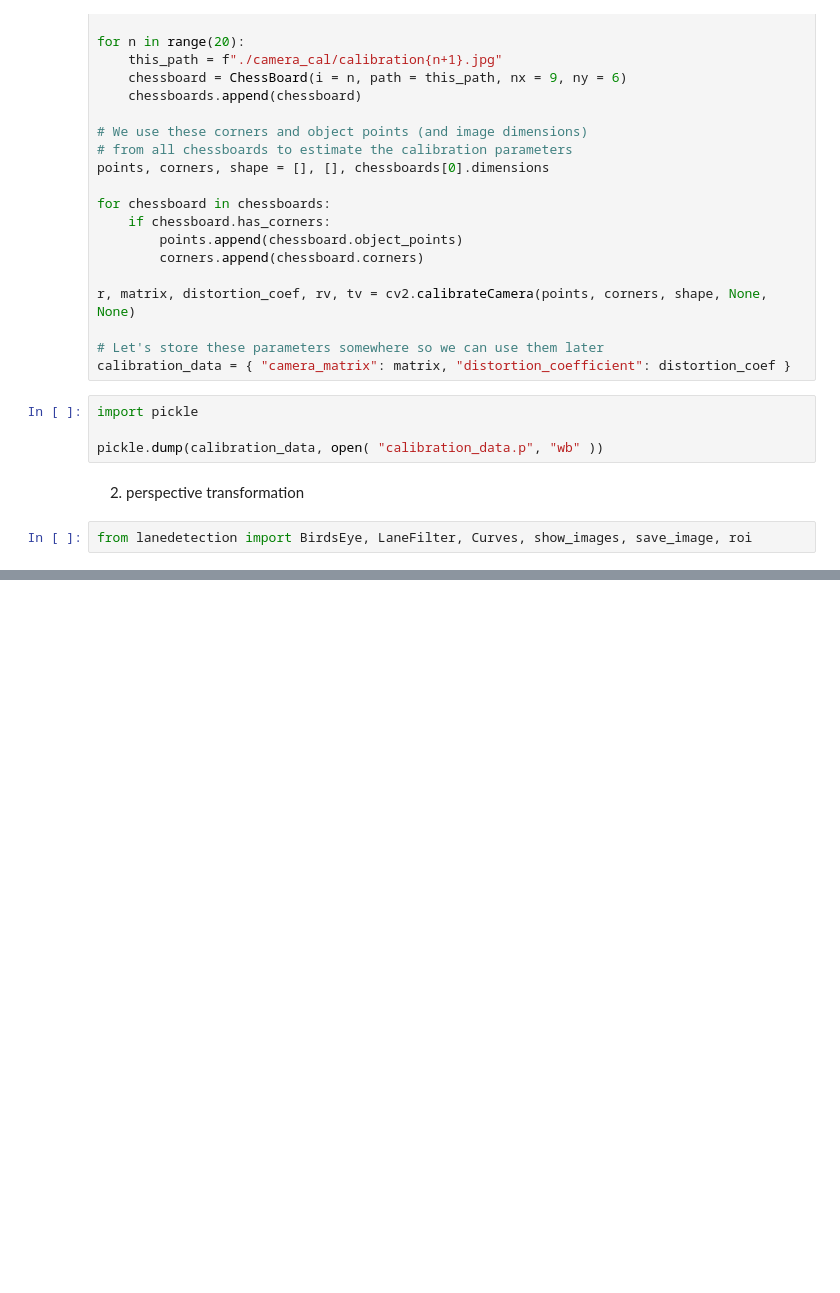
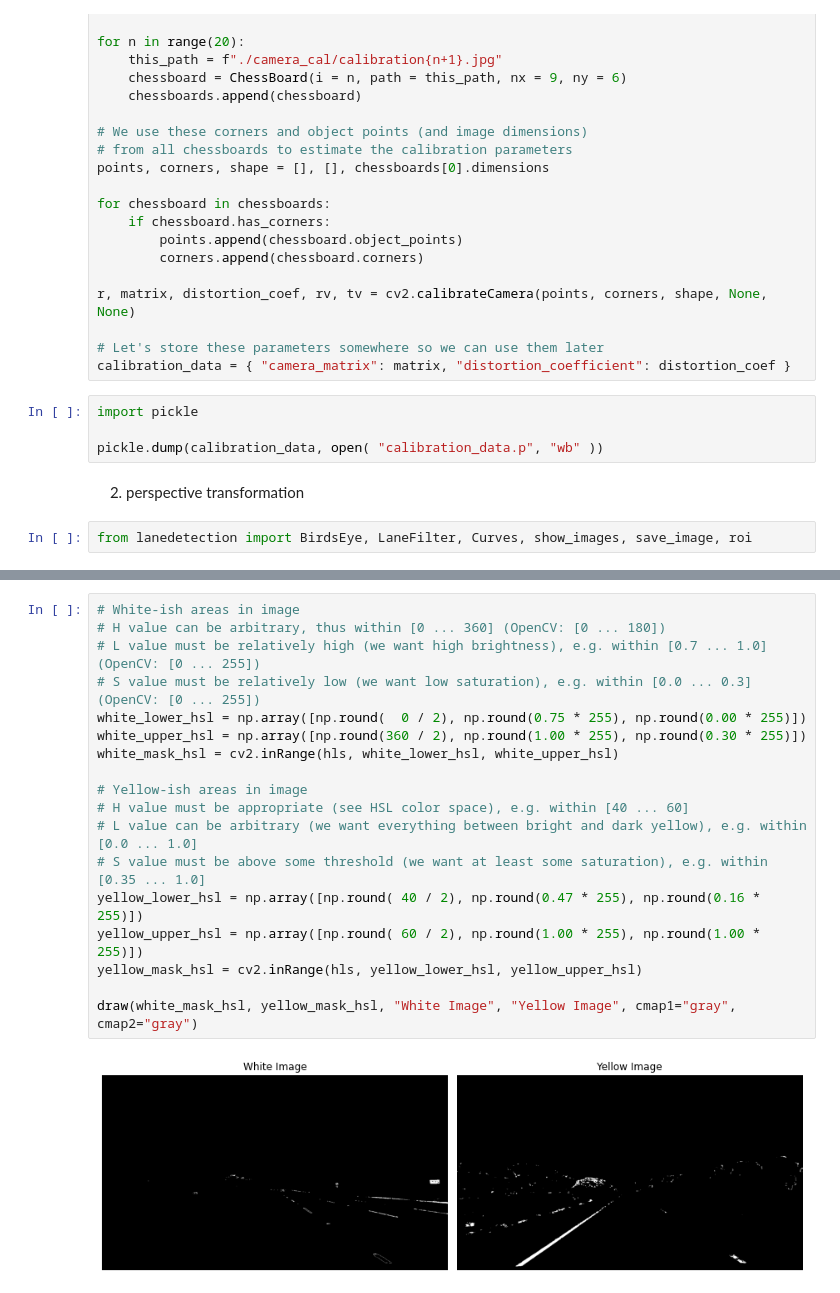
Before and after one commit to simonjisu/parking_violation, a Jupyter notebook: notebooks/LaneDetection_Adv.ipynb, the cells around one changed output, grey strips where cells are left out. Saved outputs shown, nothing was run; the diff lists cells and outputs as text; blank space fills up the shorter version.

```diff
--- a/notebooks/LaneDetection_Adv.ipynb
+++ b/notebooks/LaneDetection_Adv.ipynb
@@ -152,0 +180,20 @@ plt.show()
+# %%
+# White-ish areas in image
+# H value can be arbitrary, thus within [0 ... 360] (OpenCV: [0 ... 180])
+# L value must be relatively high (we want high brightness), e.g. within [0.7 ... 1.0] (OpenCV: [0 ... 255])
+# S value must be relatively low (we want low saturation), e.g. within [0.0 ... 0.3] (OpenCV: [0 ... 255])
+white_lower_hsl = np.array([np.round(  0 / 2), np.round(0.75 * 255), np.round(0.00 * 255)])
+white_upper_hsl = np.array([np.round(360 / 2), np.round(1.00 * 255), np.round(0.30 * 255)])
+white_mask_hsl = cv2.inRange(hls, white_lower_hsl, white_upper_hsl)
+
+# Yellow-ish areas in image
+# H value must be appropriate (see HSL color space), e.g. within [40 ... 60]
+# L value can be arbitrary (we want everything between bright and dark yellow), e.g. within [0.0 ... 1.0]
+# S value must be above some threshold (we want at least some saturation), e.g. within [0.35 ... 1.0]
+yellow_lower_hsl = np.array([np.round( 40 / 2), np.round(0.47 * 255), np.round(0.16 * 255)])
+yellow_upper_hsl = np.array([np.round( 60 / 2), np.round(1.00 * 255), np.round(1.00 * 255)])
+yellow_mask_hsl = cv2.inRange(hls, yellow_lower_hsl, yellow_upper_hsl)
+
+draw(white_mask_hsl, yellow_mask_hsl, "White Image", "Yellow Image", cmap1="gray", cmap2="gray")
+# %% [output]
+[figure, added]
```
Also changed, not shown: parts of 37 cells of this notebook, 3 other files.
